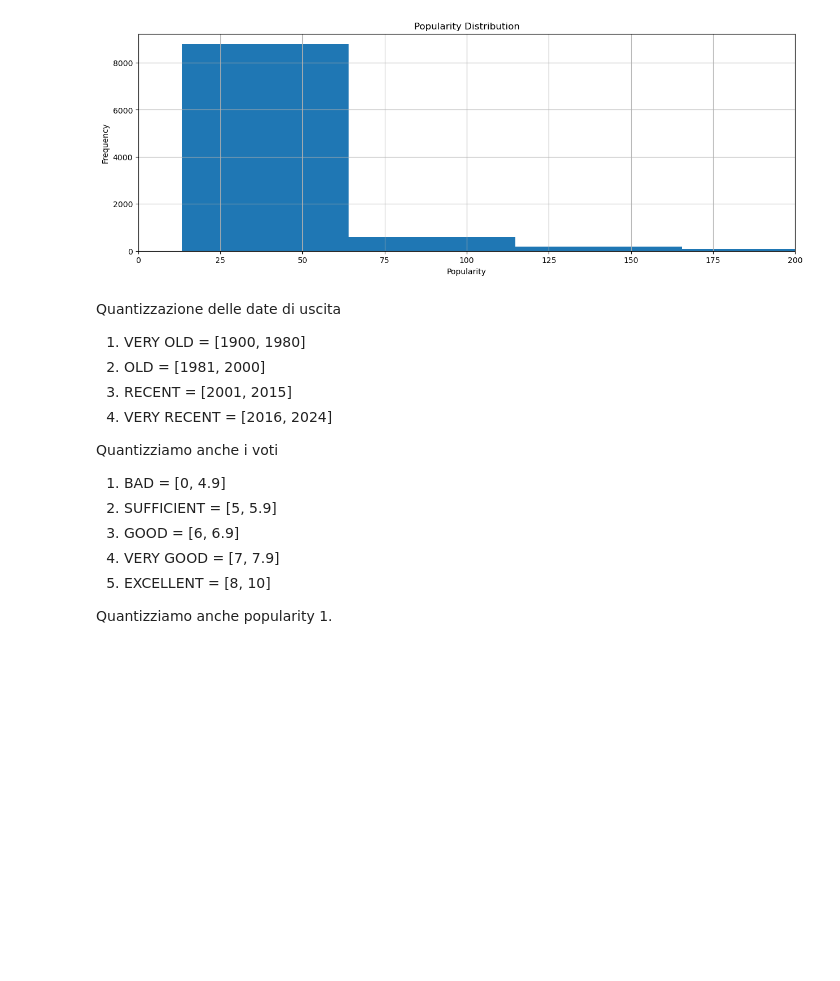
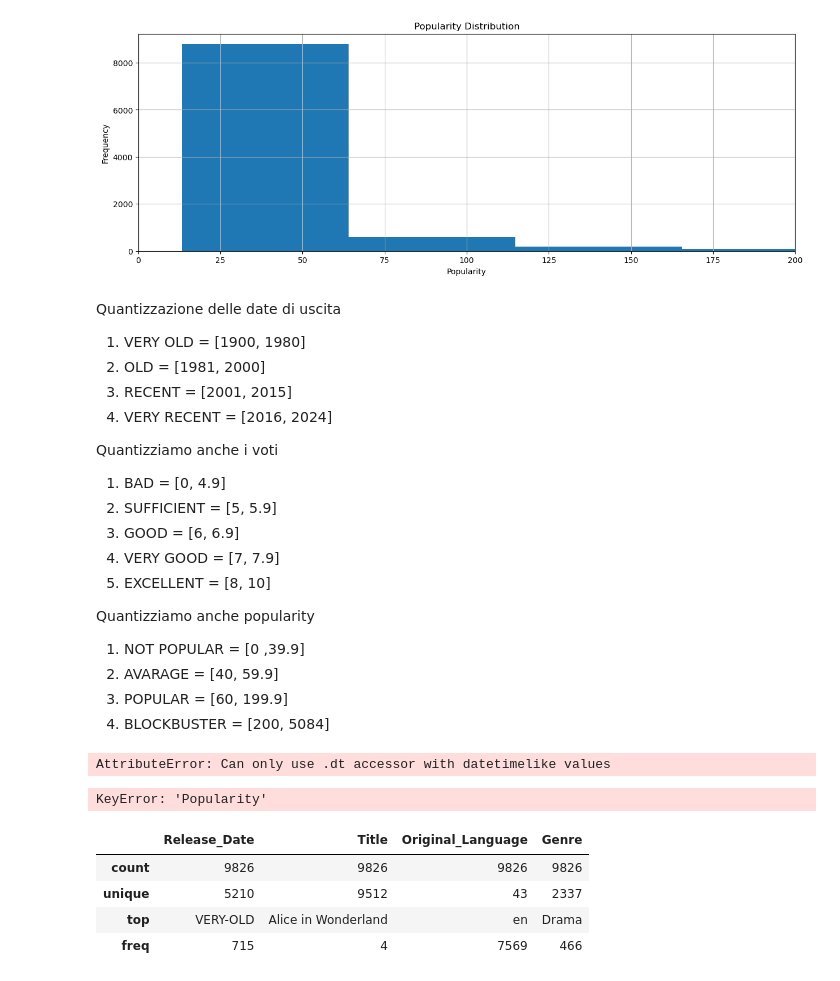
Before and after one commit to giampyhatesyou/Ids, a Jupyter notebook: pr.ipynb, the cells around one changed output. Cells and saved outputs as stored; diff of their text form; code cells hidden in the pictures; blank space fills up the shorter version.

```diff
--- a/pr.ipynb
+++ b/pr.ipynb
@@ -105,12 +122,14 @@ dataset.describe()
 <h3>Andiamo vedere il range temporale in cui sono stati pubblicati i film
 # %%
 #vediamo il titolo delfilm meno recente e il più recente
-dataset['Release_Date'] = pd.to_datetime(dataset['Release_Date'])
+dataset.Release_Date = pd.to_datetime(dataset.Release_Date)
 min_date = dataset['Release_Date'].min()
 max_date = dataset['Release_Date'].max()
 
 print('Il film meno recente è:', dataset[dataset['Release_Date'] == min_date]['Title'].values[0], ', uscito il', min_date.date())
 print('Il film più recente è:', dataset[dataset['Release_Date'] == max_date]['Title'].values[0], ', uscito il', max_date.date())
+
+dataset.dtypes
 # %% [output]
 Il film meno recente è: A Trip to the Moon , uscito il 1902-04-17
 Il film più recente è: Despicable Me 4 , uscito il 2024-07-03
@@ -146,7 +175,6 @@ Quantizzazione delle date di uscita
 2. OLD = [1981, 2000]
 3. RECENT = [2001, 2015]
 4. VERY RECENT = [2016, 2024]
-
 
 Quantizziamo anche i voti
 1. BAD = [0, 4.9]
@@ -156,4 +184,52 @@ Quantizziamo anche i voti
 5. EXCELLENT = [8, 10]
 
 Quantizziamo anche popularity
-1.
+1. NOT POPULAR = [0 ,39.9]
+2. AVARAGE = [40, 59.9]
+3. POPULAR = [60, 199.9]
+4. BLOCKBUSTER = [200, 5084]
+# %%
+
+quantize_release_date = ['VERY-OLD', 'OLD', 'RECENT', 'VERY-RECENT']
+minimum = [1900, 1981, 2001, 2016]
+maximum = [1980, 2000, 2015, 2024]
+
+
+dataset.Release_Date = pd.to_datetime(dataset.Release_Date)
+#dataset.dtypes
+for i in range(4):
+    dataset.loc[dataset['Release_Date'].dt.year.between(minimum[i], maximum[i]), 'Release_Date'] = quantize_release_date[i]
+
+#visualizziamo la nuova colonna
+print(dataset['quantize_release_date'])
+# %% [output]
+AttributeError: Can only use .dt accessor with datetimelike values
+# %%
+#Quantizziamo la colonna 'Vote_Average'
+quantize_vote_average = ['VERY BAD', 'BAD', 'AVERAGE', 'GOOD', 'VERY GOOD']
+minimum = [0, 5, 6, 7, 8]
+maximum = [4.9, 5.9, 6.9, 7.9, 10]
+
+
+for i in range(5):
+    dataset.loc[dataset['Vote_Average'].between(minimum[i], maximum[i]), 'quant_vote_average'] = quantize_vote_average[i]
+# %%
+#Quantizziamo la colonna 'Popularity'
+quantize_popularity = ['NOT POPULAR', 'AVARAGE', 'POPULAR', 'BLOCKBUSTER']
+minimum = [0, 40, 60, 200]
+maximum = [39.9, 59.9, 199.9, 5084]
+
+for i in range(4):
+    dataset.loc[dataset['Popularity'].between(minimum[i], maximum[i]), 'quant_popularity'] = quantize_popularity[i]
+# %% [output]
+KeyError: 'Popularity'
+# %%
+#rimuoviamo le colonne 'Vote_Average', 'Vote_Count', 'Popularity' e 'Poster_Url'
+#dataset = dataset.drop(['Vote_Average', 'Vote_Count', 'Popularity', 'Poster_Url', 'Overview'], axis=1)
+dataset.describe()
+# %% [output]
+|  | Release_Date | Title | Original_Language | Genre |
+| count | 9826 | 9826 | 9826 | 9826 |
+| unique | 5210 | 9512 | 43 | 2337 |
+| top | VERY-OLD | Alice in Wonderland | en | Drama |
+| freq | 715 | 4 | 7569 | 466 |
```
Also changed, not shown: parts of 4 cells of this notebook.
